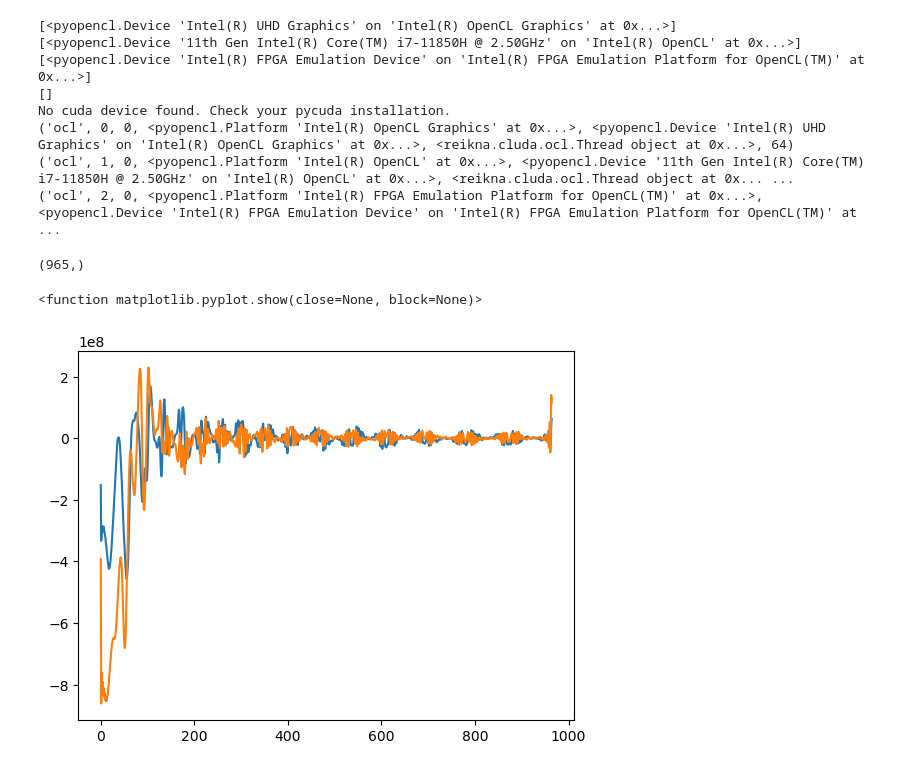
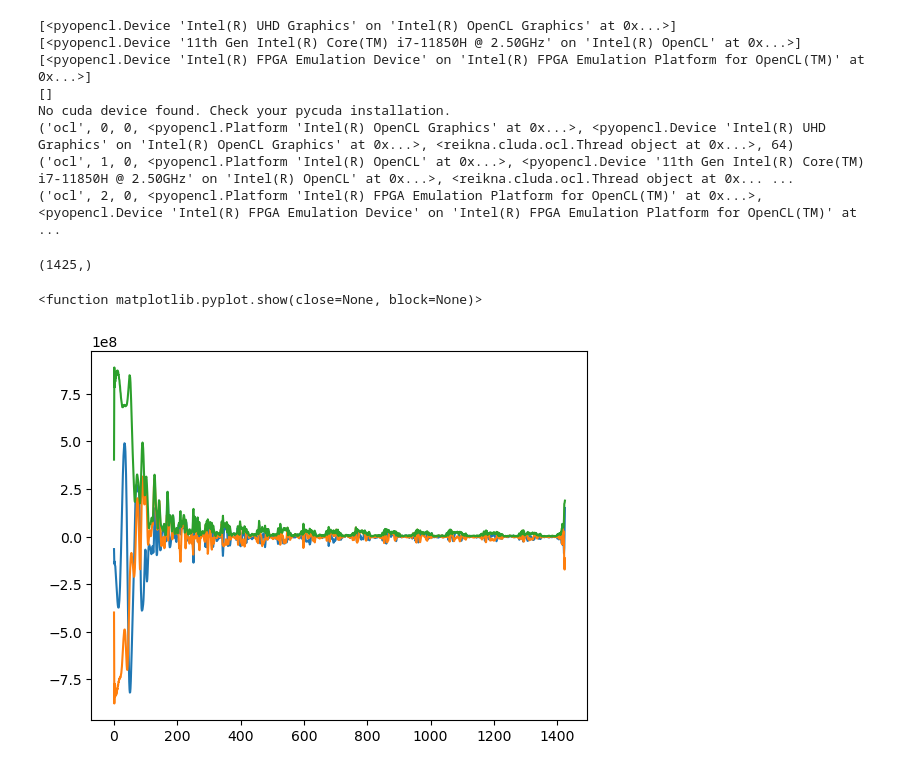
Before and after one commit to Xiao-JI-94158/pyHydra, a Jupyter notebook: spiralTest.ipynb, the cells around one changed output. Cells and saved outputs as stored; diff of their text form; code cells hidden in the pictures.

```diff
--- a/spiralTest.ipynb
+++ b/spiralTest.ipynb
@@ -43,20 +43,21 @@ No cuda device found. Check your pycuda installation.
 ('ocl', 1, 0, <pyopencl.Platform 'Intel(R) OpenCL' at 0x...>, <pyopencl.Device '11th Gen Intel(R) Core(TM) i7-11850H @ 2.50GHz' on 'Intel(R) OpenCL' at 0x...>, <reikna.cluda.ocl.Thread object at 0x... ...
 ('ocl', 2, 0, <pyopencl.Platform 'Intel(R) FPGA Emulation Platform for OpenCL(TM)' at 0x...>, <pyopencl.Device 'Intel(R) FPGA Emulation Device' on 'Intel(R) FPGA Emulation Platform for OpenCL(TM)' at  ...
 # %%
-raw_path = "TestData\BrukerPV360\Spiral2dCoarse"
+raw_path = "TestData\BrukerPV360\Spiral2d1Intlv"
 
 a = BrukerPV360Exp(raw_path, is_verbose=False)
 
 FID = a.dataset['DATA']['rawdata'][0]
 
 print(np.shape(FID))
 plt.plot(np.real(FID))
 plt.plot(np.imag(FID))
+plt.plot(np.abs(FID))
 plt.show
 # %% [output]
-(965,)
+(1425,)
 <function matplotlib.pyplot.show(close=None, block=None)>
-[figure, old version]
+[figure, new version]
 # %%
 spiral_y = (a.dataset['PARAM']['method'][0]['PVM_SpiralShape1'])
 spiral_x = (a.dataset['PARAM']['method'][0]['PVM_SpiralShape2'])
```
Also changed, not shown: parts of 9 cells of this notebook, 1 other file.
